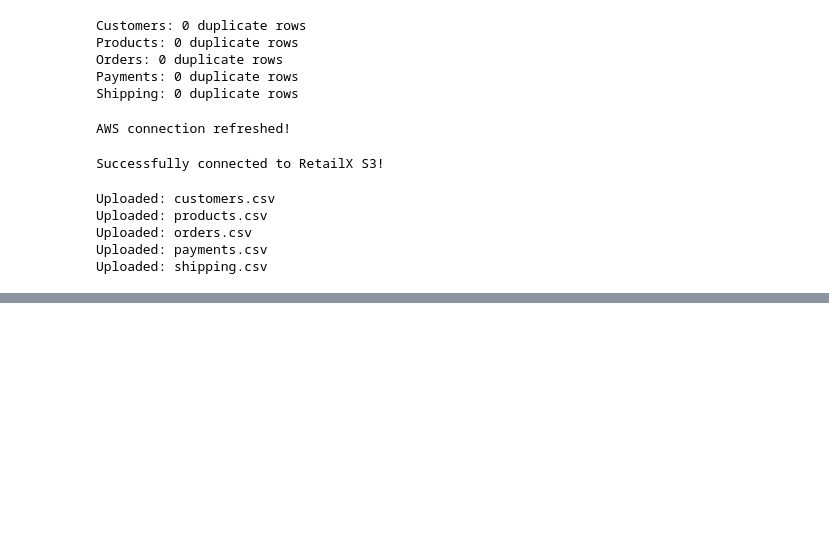
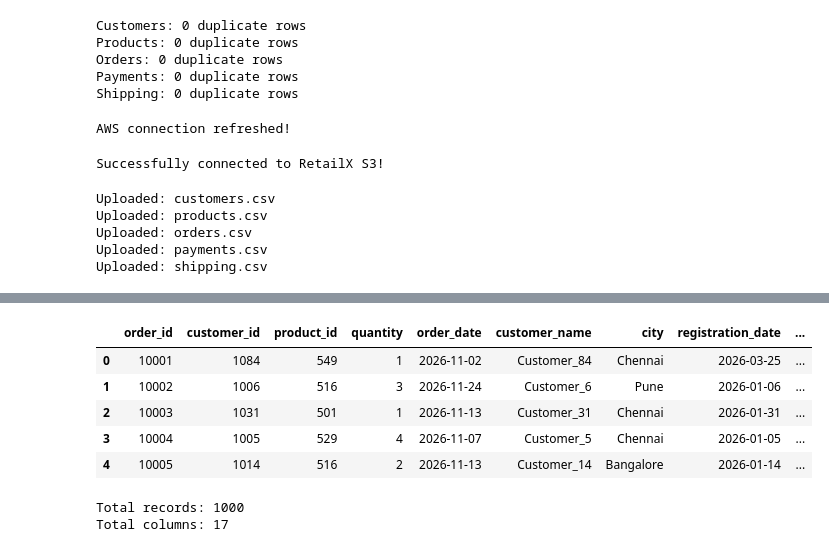
Before and after one commit to AbhayManhas26/end-to-end-data-engineering, a Jupyter notebook: 01_RetailX_Batch_Pipeline.ipynb, the cells around one changed output, grey strips where cells are left out. Drawn from its saved outputs; the diff is of its cells as text; code cells hidden in the pictures; blank space fills up the shorter version.

```diff
--- a/01_RetailX_Batch_Pipeline.ipynb
+++ b/01_RetailX_Batch_Pipeline.ipynb
@@ -605,0 +800,21 @@ Uploaded: shipping.csv
+# %%
+# Validating table relation
+customers = datasets_s3["customers"]
+products = datasets_s3["products"]
+orders = datasets_s3["orders"]
+payments = datasets_s3["payments"]
+shipping = datasets_s3["shipping"]
+
+print("Invalid customer IDs:",
+      (~orders["customer_id"].isin(customers["customer_id"])).sum())
+
+print("Invalid product IDs:",
+      (~orders["product_id"].isin(products["product_id"])).sum())
+
+print("Invalid payment order IDs:",
+      (~payments["order_id"].isin(orders["order_id"])).sum())
+
+print("Invalid shipping order IDs:",
+      (~shipping["order_id"].isin(orders["order_id"])).sum())
+# Check whether IDs exist;
+# ~ reverses True/False to find invalid IDs, and sum() counts them (True=1, False=0).
@@ -605,0 +863,33 @@ Uploaded: shipping.csv
+# %%
+# Add payment and shipping details
+
+# Join payment details
+orders_enriched = orders_enriched.merge(
+    payments,
+    on="order_id",
+    how="left",
+    validate="one_to_one"
+)
+
+# Join shipping details
+orders_enriched = orders_enriched.merge(
+    shipping,
+    on="order_id",
+    how="left",
+    validate="one_to_one"
+)
+
+display(orders_enriched.head())
+
+print("Total records:", len(orders_enriched))
+print("Total columns:", len(orders_enriched.columns))
+# validate="one_to_one" ensures each order has at most one matching payment record and one matching shipping record, with unique order IDs on both sides.
+# %% [output]
+|  | order_id | customer_id | product_id | quantity | order_date | customer_name | city | registration_date | ... |
+| 0 | 10001 | 1084 | 549 | 1 | 2026-11-02 | Customer_84 | Chennai | 2026-03-25 | ... |
+| 1 | 10002 | 1006 | 516 | 3 | 2026-11-24 | Customer_6 | Pune | 2026-01-06 | ... |
+| 2 | 10003 | 1031 | 501 | 1 | 2026-11-13 | Customer_31 | Chennai | 2026-01-31 | ... |
+| 3 | 10004 | 1005 | 529 | 4 | 2026-11-07 | Customer_5 | Chennai | 2026-01-05 | ... |
+| 4 | 10005 | 1014 | 516 | 2 | 2026-11-13 | Customer_14 | Bangalore | 2026-01-14 | ... |
+Total records: 1000
+Total columns: 17
```
Also changed, not shown: parts of 14 cells of this notebook.
